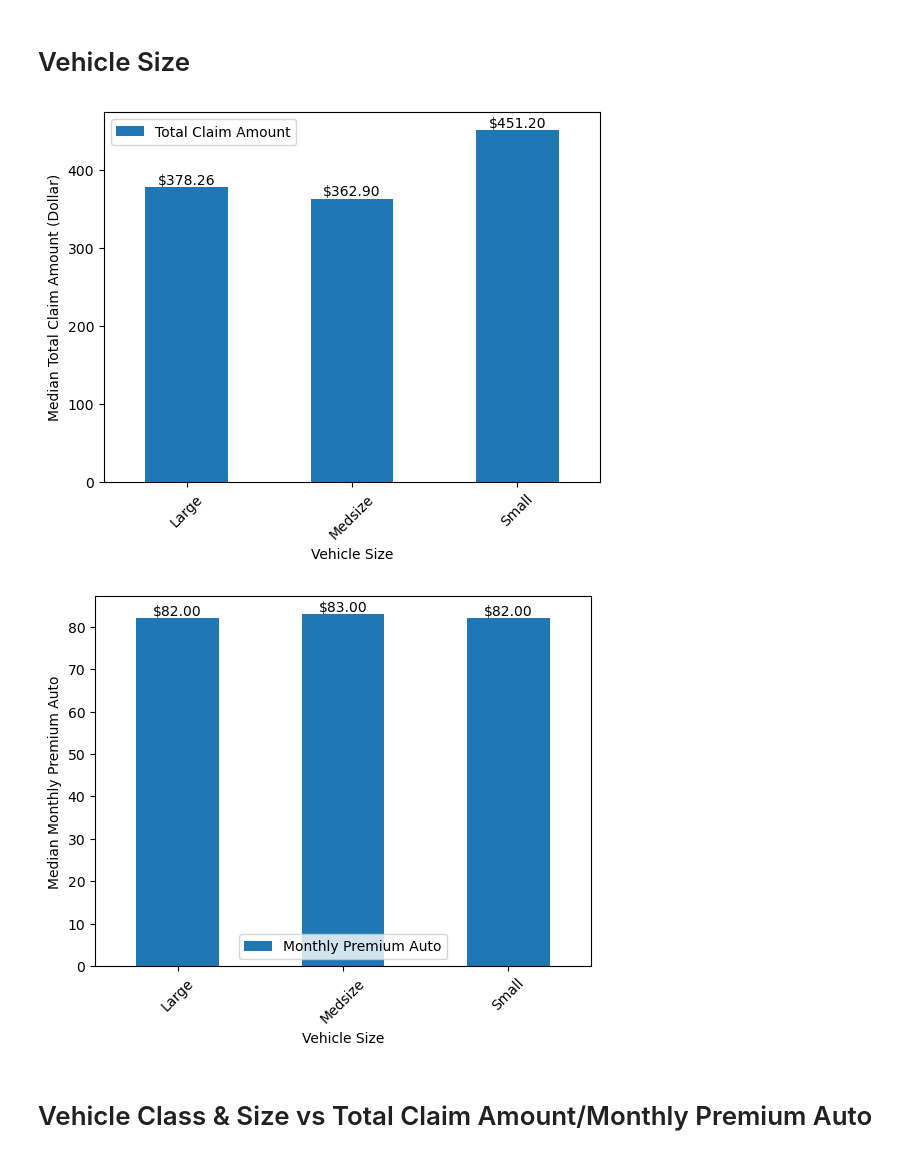
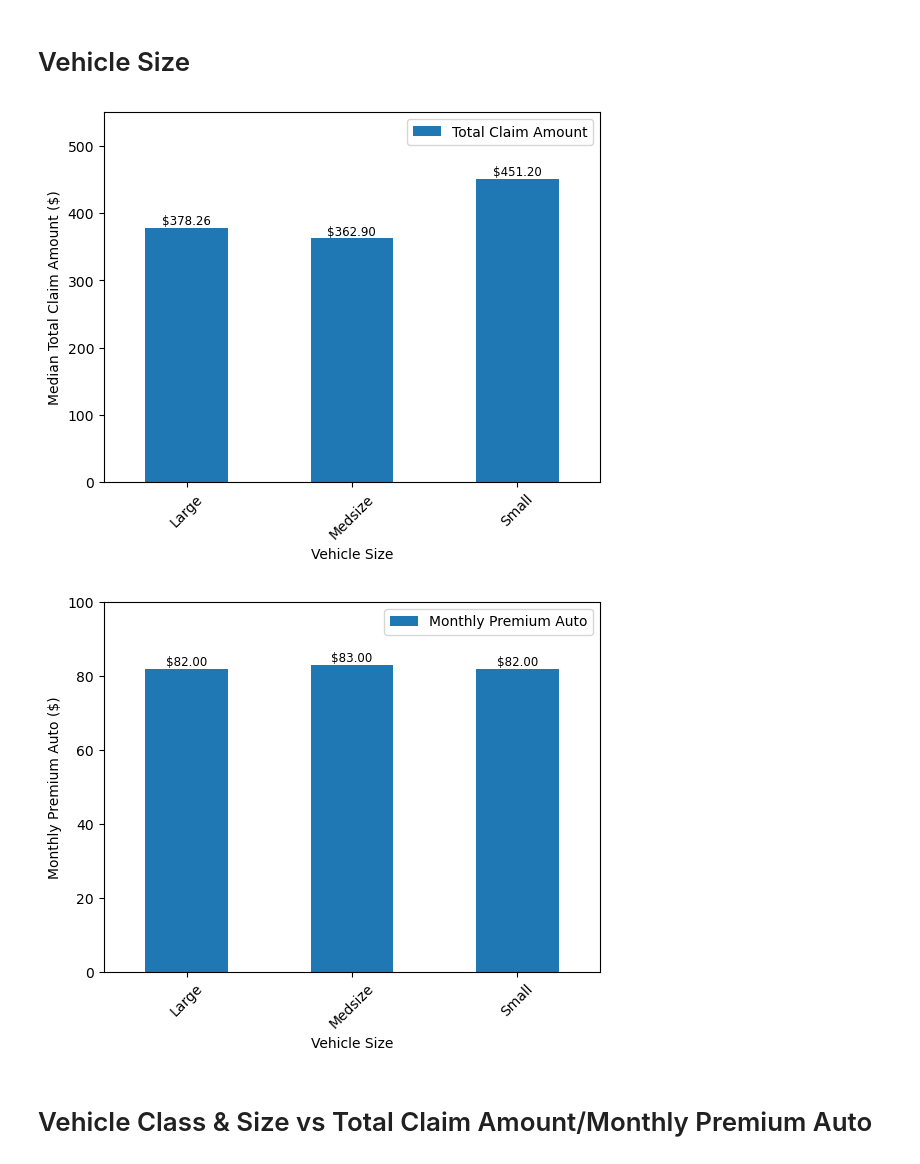
Before and after one commit to rdeshir10/Understanding_car_insurance, a Jupyter notebook: car_insurance.ipynb, the cells around one changed output. Cells and saved outputs as stored; diff of their text form; code cells hidden in the pictures.

```diff
--- a/car_insurance.ipynb
+++ b/car_insurance.ipynb
@@ -91,13 +94,25 @@ plt.show()
 # %%
 # Bar graph for Median total claim amount vs. Vehicle Class
-grouped_df = pd.DataFrame(auto_df.groupby('Vehicle Class')['Monthly Premium Auto'].median())
+# Grouping the median monthly premium auto price by Vehicle Class
+grouped_df = pd.DataFrame(auto_df.groupby('Vehicle Class')['Monthly Premium Auto'].mean())
+
+# Resetting the index so vehicle class is one of the column
 grouped_df = grouped_df.reset_index()
-grouped_df
 
-ax = grouped_df.plot("Vehicle Class", "Monthly Premium Auto", kind="bar", ylabel="Median monthly Premium Amount (Dollar)")
+# Plotting the bar graph
+ax = grouped_df.plot("Vehicle Class", "Monthly Premium Auto", kind="bar", ylabel="Median monthly Premium Amount ($)")
 
+# Adding title to the graph
+plt.title("Monthly Premium Rate Difference Across Vehicle Classes")
+
+# Adding labels to the graph & improve appearance of the graph
 for index, value in enumerate(grouped_df['Monthly Premium Auto']):
-    ax.text(index, value, f"${value:.2f}", ha='center', va='bottom')
+    ax.text(index, value, f"${value:.2f}", ha='center', va='bottom', size=8.5)
+plt.ylim(0, 240)
 
+# Save the graph
+# plt.savefig("Figures/Monthly_vs_Class_withtitle.png")
+
+# Show plot
 plt.show()
 # %% [output]
@@ -105,35 +120,45 @@ plt.show()
 # %% [markdown]
 # Vehicle Size
 # %%
+# Grouping the Median Total Claim Amount by Vehicle Size
 size_grouped_df = pd.DataFrame(auto_df.groupby('Vehicle Size')['Total Claim Amount'].median())
+
+# Resetting the index so vehicle size is one of the column
 size_grouped_df.reset_index(inplace=True)
 
 # Plotting the bar graph
-ax = size_grouped_df.plot("Vehicle Size", "Total Claim Amount", kind="bar", ylabel="Median Total Claim Amount (Dollar)")
+ax = size_grouped_df.plot("Vehicle Size", "Total Claim Amount", kind="bar", ylabel="Median Total Claim Amount ($)")
 plt.xticks(rotation=45)
+plt.ylim(0, 550)
 
 # Adding labels to the bars
 for index, value in enumerate(size_grouped_df['Total Claim Amount']):
-    ax.text(index, value, f"${value:.2f}", ha='center', va='bottom')
+    ax.text(index, value, f"${value:.2f}", ha='center', va='bottom', size=8.5)
 
+# Show plot
 plt.show()
 # %% [output]
-[figure, old version]
+[figure, new version]
 # %%
+# Grouping the median Monthly Premium Price by Vehicle Size
 size_grouped_df = pd.DataFrame(auto_df.groupby('Vehicle Size')['Monthly Premium Auto'].median())
+
+# Resetting the index so vehicle size is one of the column
 size_grouped_df.reset_index(inplace=True)
 
 # Plotting the bar graph
-ax = size_grouped_df.plot("Vehicle Size", "Monthly Premium Auto", kind="bar", ylabel="Median Monthly Premium Auto")
+ax = size_grouped_df.plot("Vehicle Size", "Monthly Premium Auto", kind="bar", ylabel="Monthly Premium Auto ($)")
 plt.xticks(rotation=45)
+plt.ylim(0, 100)
 
 # Adding labels to the bars
 for index, value in enumerate(size_grouped_df['Monthly Premium Auto']):
-    ax.text(index, value, f"${value:.2f}", ha='center', va='bottom')
+    ax.text(index, value, f"${value:.2f}", ha='center', va='bottom', size=8.5)
 
+# Show plot
 plt.show()
 # %% [output]
-[figure, old version]
+[figure, new version]
 # %% [markdown]
 # Vehicle Class & Size vs Total Claim Amount/Monthly Premium Auto
 # %%
```
Also changed, not shown: parts of 6 cells of this notebook.
